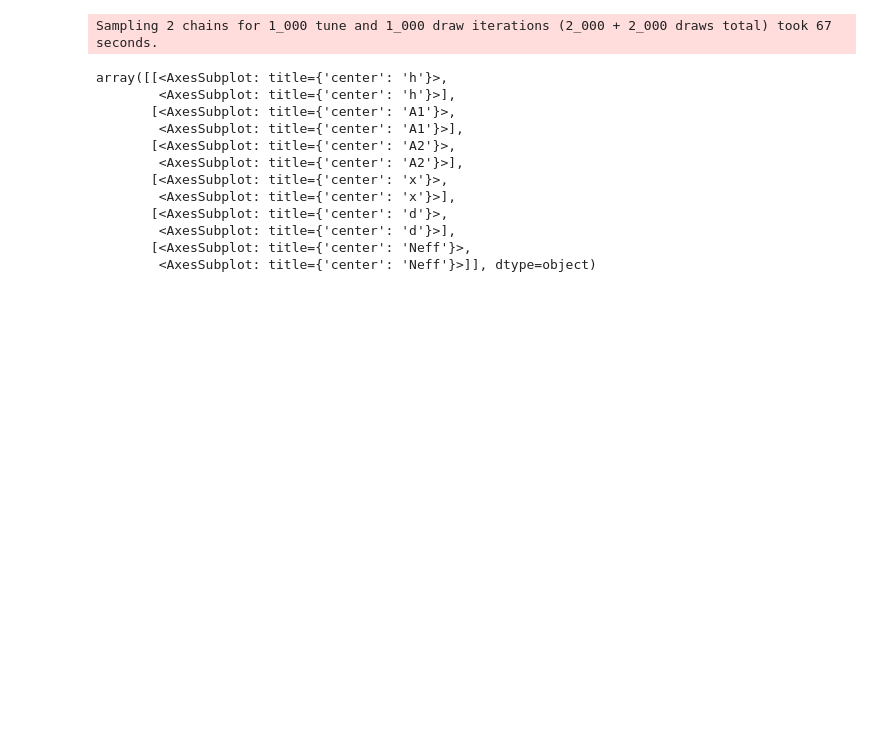
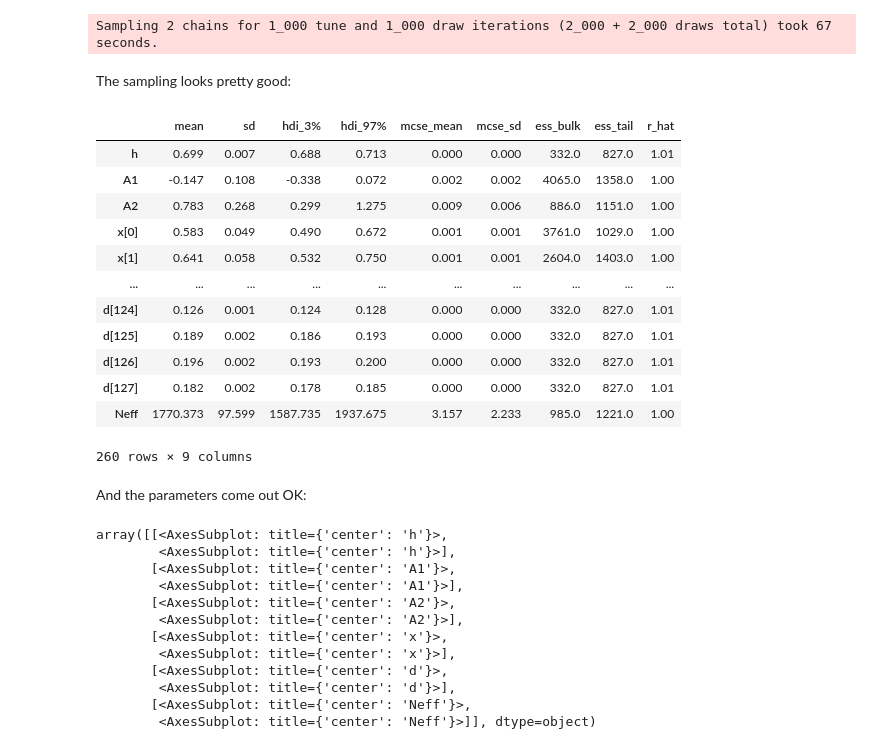
Before and after one commit to farr/BrightSirenInclinationSystematics, a Jupyter notebook: FullSimulation.ipynb, the cells around one changed output. Cells and saved outputs as stored; diff of their text form; code cells hidden in the pictures; blank space fills up the shorter version.

```diff
--- a/FullSimulation.ipynb
+++ b/FullSimulation.ipynb
@@ -197,6 +198,26 @@ Multiprocess sampling (2 chains in 2 jobs)
 NUTS: [h, A1, A2, x]
 100.00% [4000/4000 00:36<00:00 Sampling 2 chains, 0 divergences]
 Sampling 2 chains for 1_000 tune and 1_000 draw iterations (2_000 + 2_000 draws total) took 67 seconds.
+# %% [markdown]
+The sampling looks pretty good:
+# %%
+az.summary(trace)
+# %% [output]
+|  | mean | sd | hdi_3% | hdi_97% | mcse_mean | mcse_sd | ess_bulk | ess_tail | r_hat |
+| h | 0.699 | 0.007 | 0.688 | 0.713 | 0.000 | 0.000 | 332.0 | 827.0 | 1.01 |
+| A1 | -0.147 | 0.108 | -0.338 | 0.072 | 0.002 | 0.002 | 4065.0 | 1358.0 | 1.00 |
+| A2 | 0.783 | 0.268 | 0.299 | 1.275 | 0.009 | 0.006 | 886.0 | 1151.0 | 1.00 |
+| x[0] | 0.583 | 0.049 | 0.490 | 0.672 | 0.001 | 0.001 | 3761.0 | 1029.0 | 1.00 |
+| x[1] | 0.641 | 0.058 | 0.532 | 0.750 | 0.001 | 0.001 | 2604.0 | 1403.0 | 1.00 |
+| ... | ... | ... | ... | ... | ... | ... | ... | ... | ... |
+| d[124] | 0.126 | 0.001 | 0.124 | 0.128 | 0.000 | 0.000 | 332.0 | 827.0 | 1.01 |
+| d[125] | 0.189 | 0.002 | 0.186 | 0.193 | 0.000 | 0.000 | 332.0 | 827.0 | 1.01 |
+| d[126] | 0.196 | 0.002 | 0.193 | 0.200 | 0.000 | 0.000 | 332.0 | 827.0 | 1.01 |
+| d[127] | 0.182 | 0.002 | 0.178 | 0.185 | 0.000 | 0.000 | 332.0 | 827.0 | 1.01 |
+| Neff | 1770.373 | 97.599 | 1587.735 | 1937.675 | 3.157 | 2.233 | 985.0 | 1221.0 | 1.00 |
+260 rows × 9 columns
+# %% [markdown]
+And the parameters come out OK:
 # %%
 az.plot_trace(trace, lines=[('h', {}, h_true), ('A1', {}, A_true[1]), ('A2', {}, A_true[2])])
 # %% [output]
```
Also changed, not shown: parts of 8 cells of this notebook.
